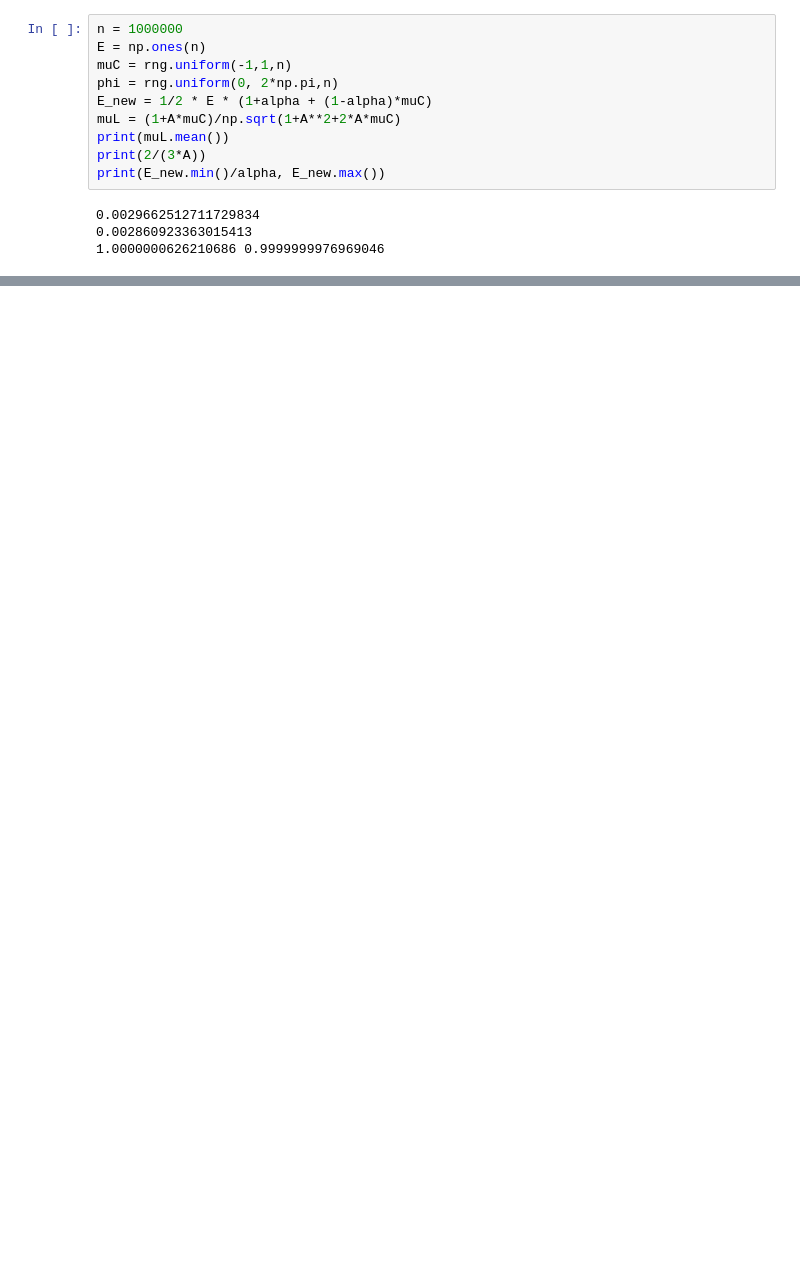
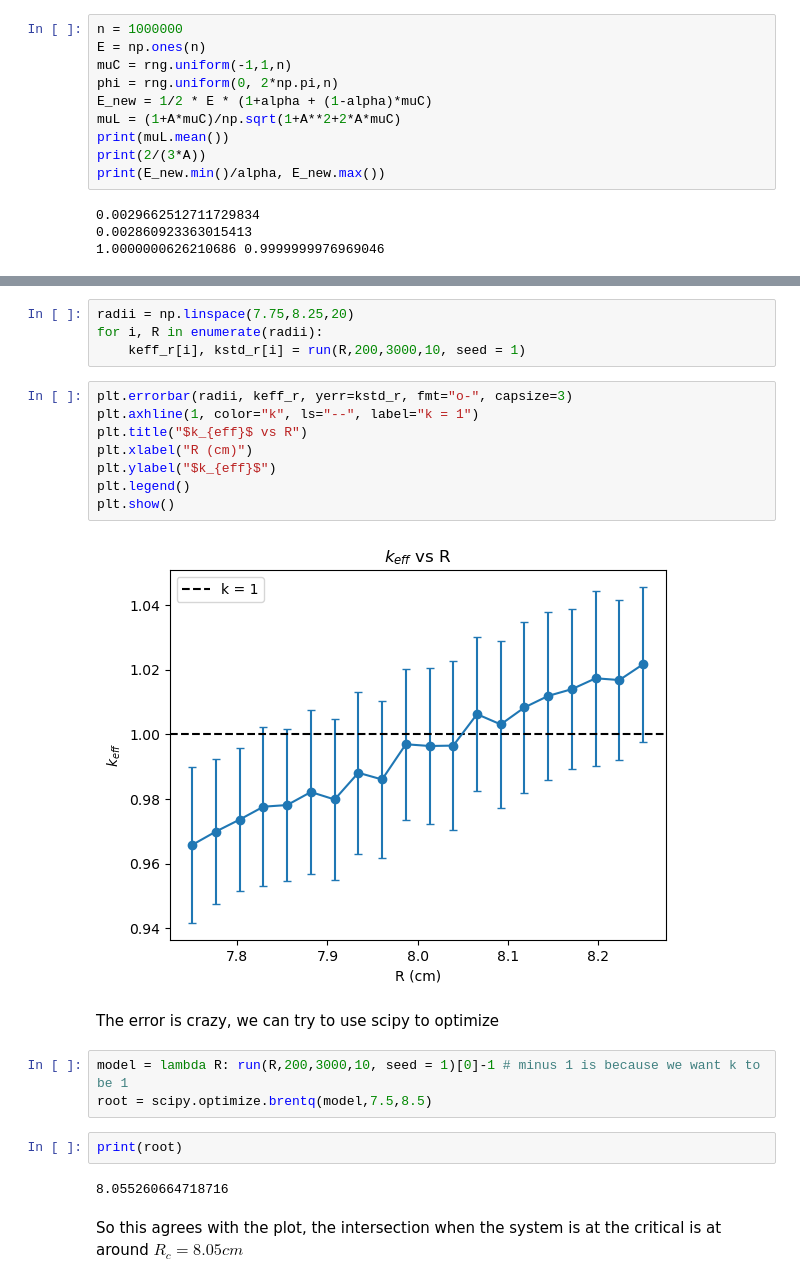
Before and after one commit to Ben0-0/IAEA_Reactor-Physics, a Jupyter notebook: HomeAssignments/HA2/HA2-2.ipynb, the cells around one changed output, grey strips where cells are left out. Drawn from its saved outputs; the diff is of its cells as text; blank space fills up the shorter version.

```diff
--- a/HomeAssignments/HA2/HA2-2.ipynb
+++ b/HomeAssignments/HA2/HA2-2.ipynb
@@ -335,0 +342,25 @@ plt.show()
+# %%
+radii = np.linspace(7.75,8.25,20)
+for i, R in enumerate(radii):
+    keff_r[i], kstd_r[i] = run(R,200,3000,10, seed = 1)
+# %%
+plt.errorbar(radii, keff_r, yerr=kstd_r, fmt="o-", capsize=3)
+plt.axhline(1, color="k", ls="--", label="k = 1")
+plt.title("$k_{eff}$ vs R")
+plt.xlabel("R (cm)")
+plt.ylabel("$k_{eff}$")
+plt.legend()
+plt.show()
+# %% [output]
+[figure, added]
+# %% [markdown]
+The error is crazy, we can try to use scipy to optimize
+# %%
+model = lambda R: run(R,200,3000,10, seed = 1)[0]-1 # minus 1 is because we want k to be 1
+root = scipy.optimize.brentq(model,7.5,8.5)
+# %%
+print(root)
+# %% [output]
+8.055260664718716
+# %% [markdown]
+So this agrees with the plot, the intersection when the system is at the critical is at around $R_c = 8.05cm$
```
Also changed, not shown: parts of 11 cells of this notebook.
